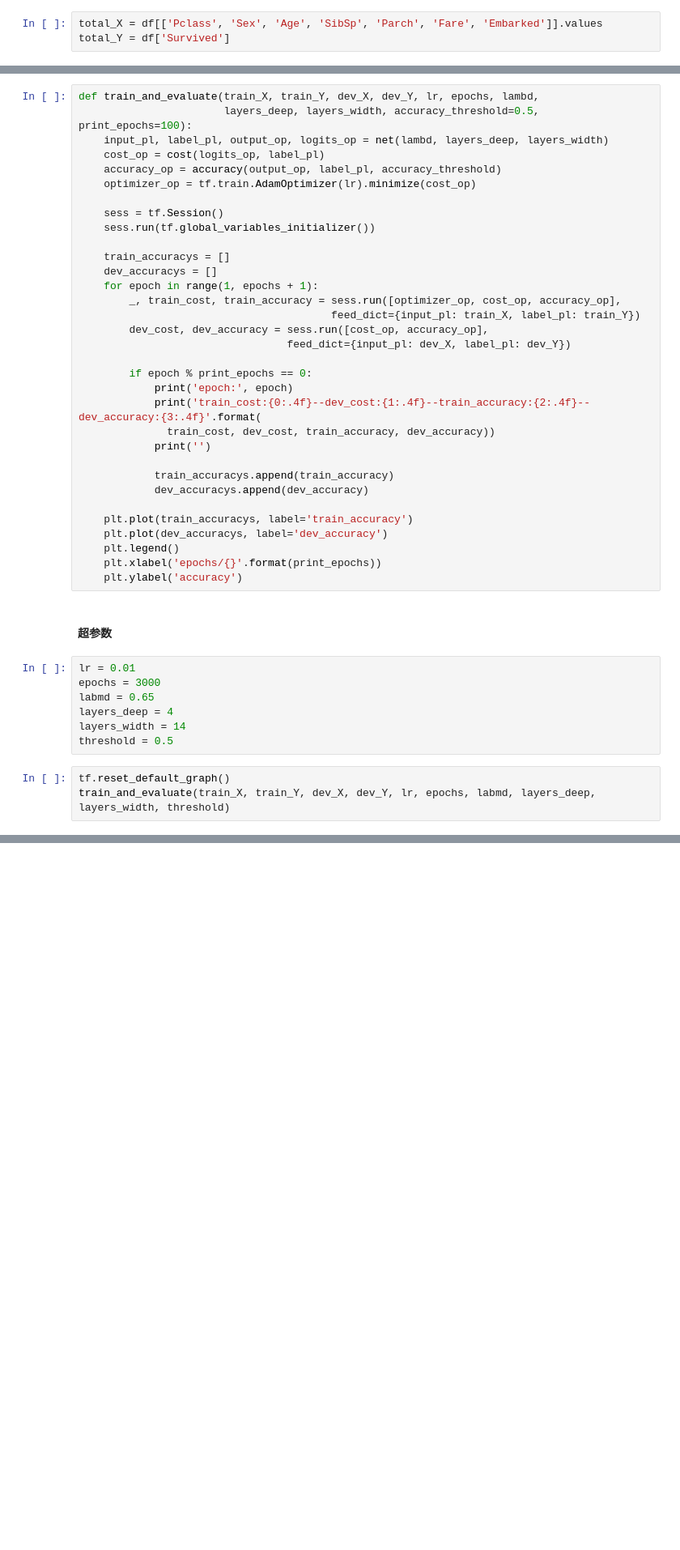
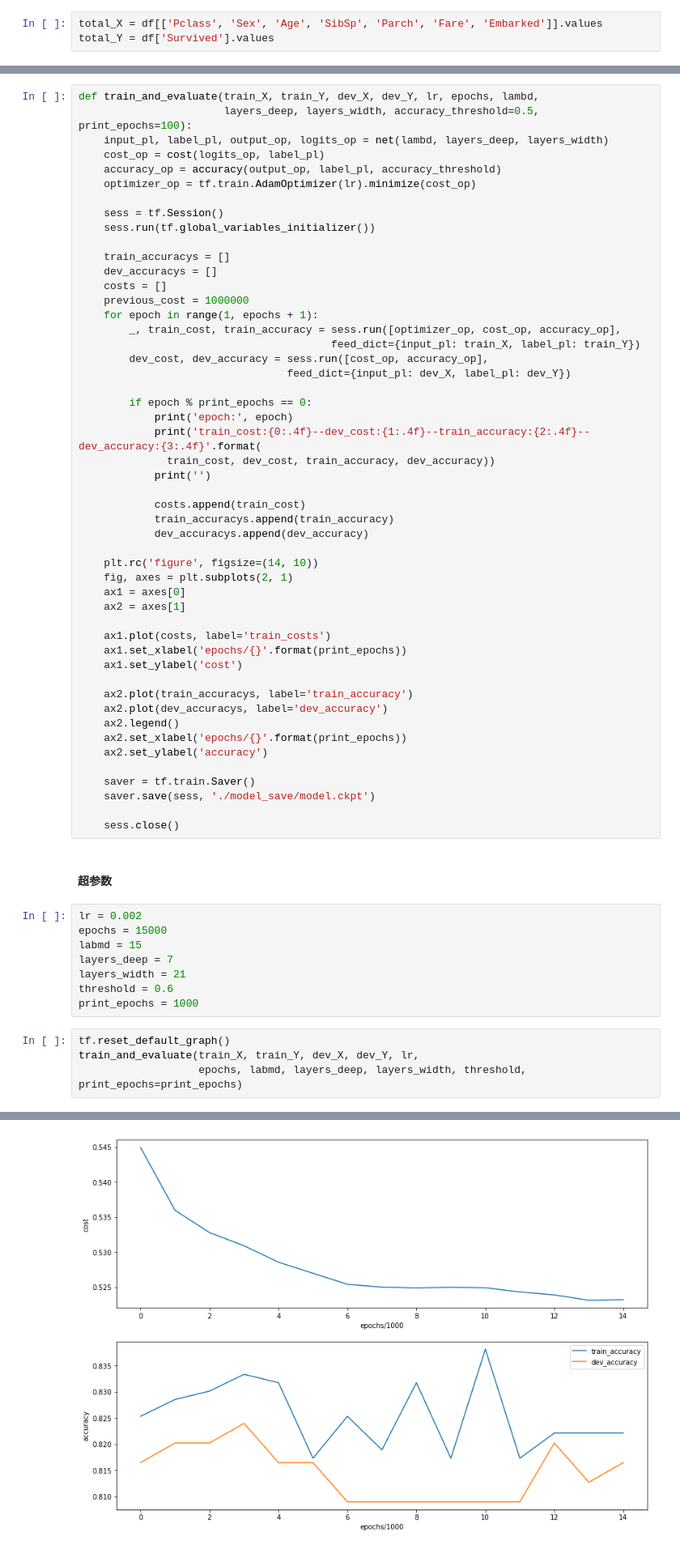
Before and after one commit to CoderSLZhang/Kaggle-Titanic-Machine-Learning-from-Disaster, a Jupyter notebook: Neural_network_tensorflow.ipynb, the cells around one changed output, grey strips where cells are left out. Shown: that part at 81% size. Cells and saved outputs as stored; diff of their text form; blank space fills up the shorter version.

```diff
--- a/Neural_network_tensorflow.ipynb
+++ b/Neural_network_tensorflow.ipynb
@@ -106,7 +106,7 @@ df.head(10)
 ## 划分训练集和验证集
 # %%
 total_X = df[['Pclass', 'Sex', 'Age', 'SibSp', 'Parch', 'Fare', 'Embarked']].values
-total_Y = df['Survived']
+total_Y = df['Survived'].values
 # %% [markdown]
 #### 随机化
 # %%
@@ -183,6 +188,8 @@ def train_and_evaluate(train_X, train_Y, dev_X, dev_Y, lr, epochs, lambd,
 
     train_accuracys = []
     dev_accuracys = []
+    costs = []
+    previous_cost = 1000000
     for epoch in range(1, epochs + 1):
         _, train_cost, train_accuracy = sess.run([optimizer_op, cost_op, accuracy_op],
                                         feed_dict={input_pl: train_X, label_pl: train_Y})
@@ -195,24 +202,41 @@ def train_and_evaluate(train_X, train_Y, dev_X, dev_Y, lr, epochs, lambd,
               train_cost, dev_cost, train_accuracy, dev_accuracy))
             print('')
 
+            costs.append(train_cost)
             train_accuracys.append(train_accuracy)
             dev_accuracys.append(dev_accuracy)
 
-    plt.plot(train_accuracys, label='train_accuracy')
-    plt.plot(dev_accuracys, label='dev_accuracy')
-    plt.legend()
-    plt.xlabel('epochs/{}'.format(print_epochs))
-    plt.ylabel('accuracy')
+    plt.rc('figure', figsize=(14, 10))
+    fig, axes = plt.subplots(2, 1)
+    ax1 = axes[0]
+    ax2 = axes[1]
+
+    ax1.plot(costs, label='train_costs')
+    ax1.set_xlabel('epochs/{}'.format(print_epochs))
+    ax1.set_ylabel('cost')
+
+    ax2.plot(train_accuracys, label='train_accuracy')
+    ax2.plot(dev_accuracys, label='dev_accuracy')
+    ax2.legend()
+    ax2.set_xlabel('epochs/{}'.format(print_epochs))
+    ax2.set_ylabel('accuracy')
+
+    saver = tf.train.Saver()
+    saver.save(sess, './model_save/model.ckpt')
+
+    sess.close()
 # %% [markdown]
 #### 超参数
 # %%
-lr = 0.01
-epochs = 3000
-labmd = 0.65
-layers_deep = 4
-layers_width = 14
-threshold = 0.5
+lr = 0.002
+epochs = 15000
+labmd = 15
+layers_deep = 7
+layers_width = 21
+threshold = 0.6
+print_epochs = 1000
 # %%
 tf.reset_default_graph()
-train_and_evaluate(train_X, train_Y, dev_X, dev_Y, lr, epochs, labmd, layers_deep, layers_width, threshold)
+train_and_evaluate(train_X, train_Y, dev_X, dev_Y, lr,
+                   epochs, labmd, layers_deep, layers_width, threshold, print_epochs=print_epochs)
 # %% [output]
@@ -235,0 +260 @@ train_cost:0.2921--dev_cost:0.6830--train_accuracy:0.8798--dev_accuracy:0.7903
+[figure, added]
```
Also changed, not shown: parts of 16 cells of this notebook, 4 other files.
